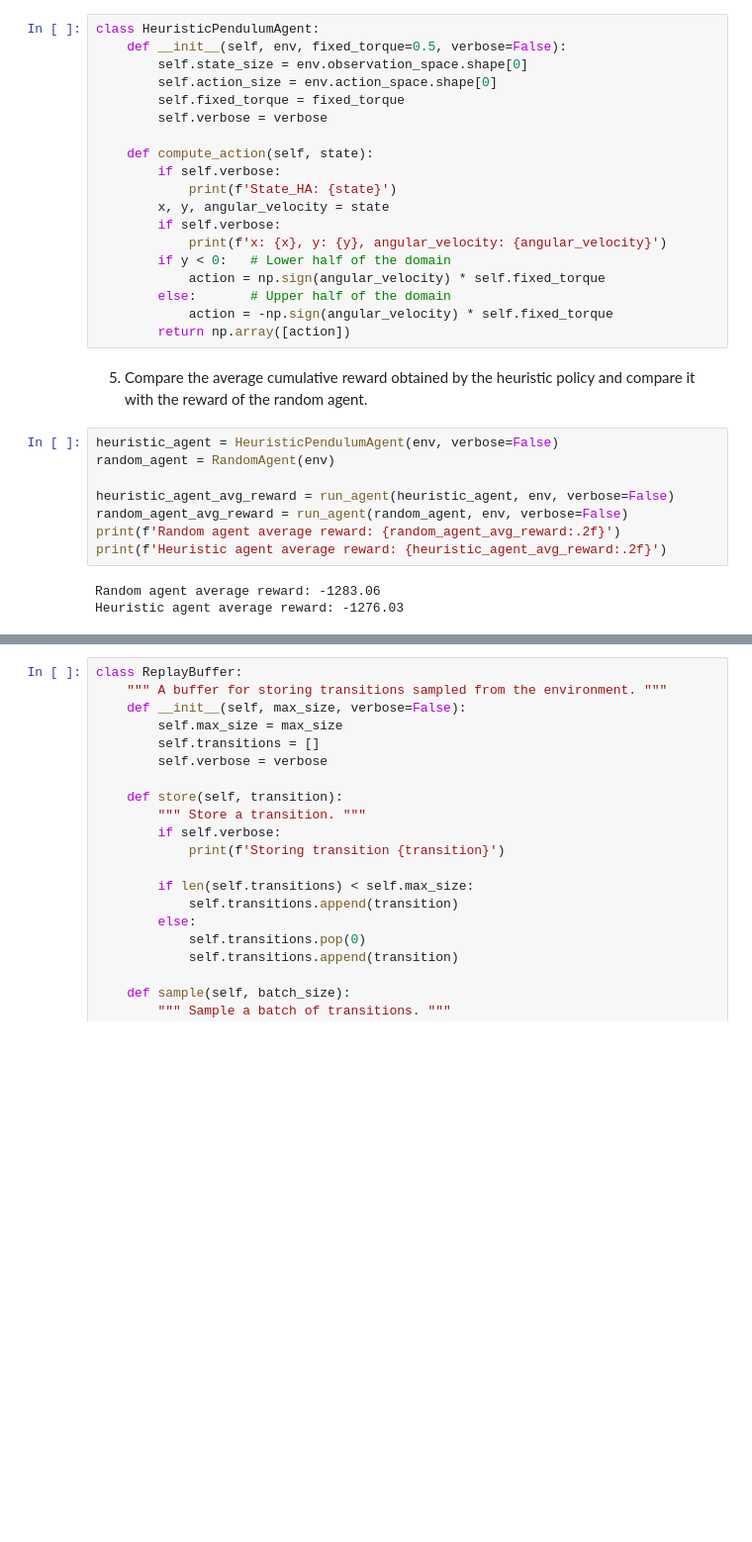
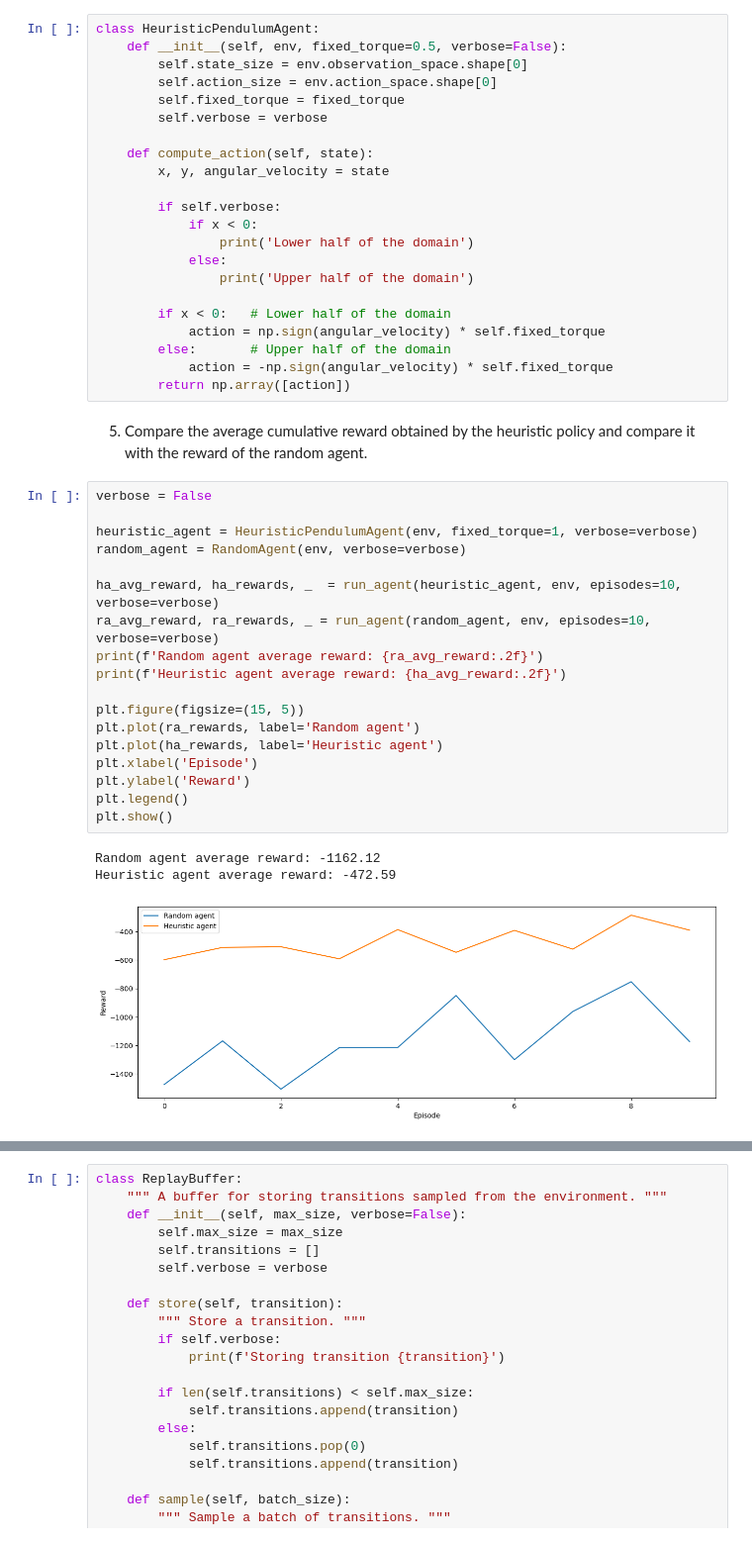
Before and after one commit to aristo6253/ANN-RL-DDPG, a Jupyter notebook: DDPG.ipynb, the cells around one changed output, grey strips where cells are left out. Shown at 99% size. Saved outputs shown, nothing was run; the diff lists cells and outputs as text; blank space fills up the shorter version.

```diff
--- a/DDPG.ipynb
+++ b/DDPG.ipynb
@@ -72,12 +87,15 @@ class HeuristicPendulumAgent:
         self.verbose = verbose
 
     def compute_action(self, state):
+        x, y, angular_velocity = state
+
         if self.verbose:
-            print(f'State_HA: {state}')
-        x, y, angular_velocity = state
-        if self.verbose:
-            print(f'x: {x}, y: {y}, angular_velocity: {angular_velocity}')
-        if y < 0:   # Lower half of the domain
+            if x < 0:
+                print('Lower half of the domain')
+            else:
+                print('Upper half of the domain')
+
+        if x < 0:   # Lower half of the domain
             action = np.sign(angular_velocity) * self.fixed_torque
         else:       # Upper half of the domain
             action = -np.sign(angular_velocity) * self.fixed_torque
@@ -85,13 +103,24 @@ class HeuristicPendulumAgent:
 # %% [markdown]
 5. Compare the average cumulative reward obtained by the heuristic policy and compare it with the reward of the random agent.
 # %%
-heuristic_agent = HeuristicPendulumAgent(env, verbose=False)
-random_agent = RandomAgent(env)
+verbose = False
 
-heuristic_agent_avg_reward = run_agent(heuristic_agent, env, verbose=False)
-random_agent_avg_reward = run_agent(random_agent, env, verbose=False)
-print(f'Random agent average reward: {random_agent_avg_reward:.2f}')
-print(f'Heuristic agent average reward: {heuristic_agent_avg_reward:.2f}')
+heuristic_agent = HeuristicPendulumAgent(env, fixed_torque=1, verbose=verbose)
+random_agent = RandomAgent(env, verbose=verbose)
+
+ha_avg_reward, ha_rewards, _  = run_agent(heuristic_agent, env, episodes=10, verbose=verbose)
+ra_avg_reward, ra_rewards, _ = run_agent(random_agent, env, episodes=10, verbose=verbose)
+print(f'Random agent average reward: {ra_avg_reward:.2f}')
+print(f'Heuristic agent average reward: {ha_avg_reward:.2f}')
+
+plt.figure(figsize=(15, 5))
+plt.plot(ra_rewards, label='Random agent')
+plt.plot(ha_rewards, label='Heuristic agent')
+plt.xlabel('Episode')
+plt.ylabel('Reward')
+plt.legend()
+plt.show()
 # %% [output]
-Random agent average reward: -1283.06
-Heuristic agent average reward: -1276.03
+Random agent average reward: -1162.12
+Heuristic agent average reward: -472.59
+[figure, added]
```
Also changed, not shown: parts of 9 cells of this notebook, 2 other files.
